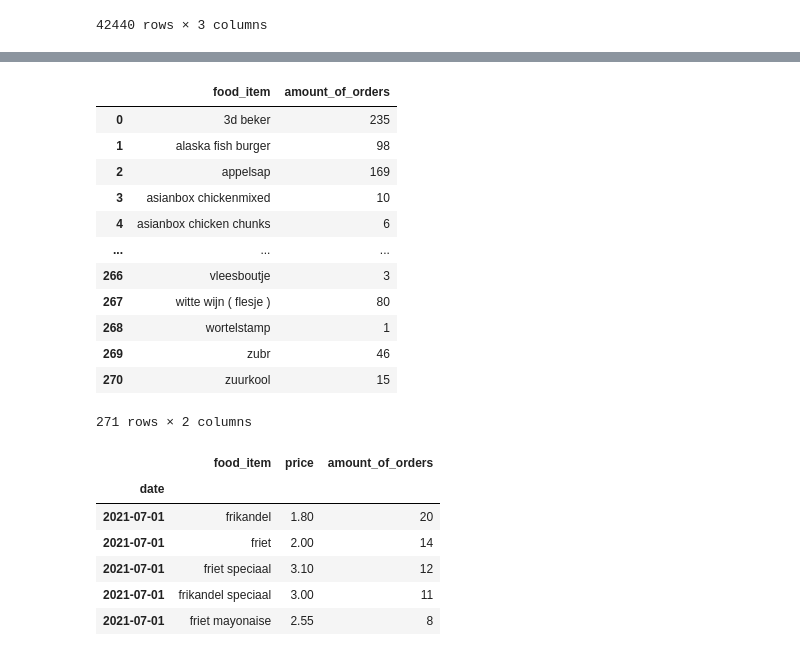
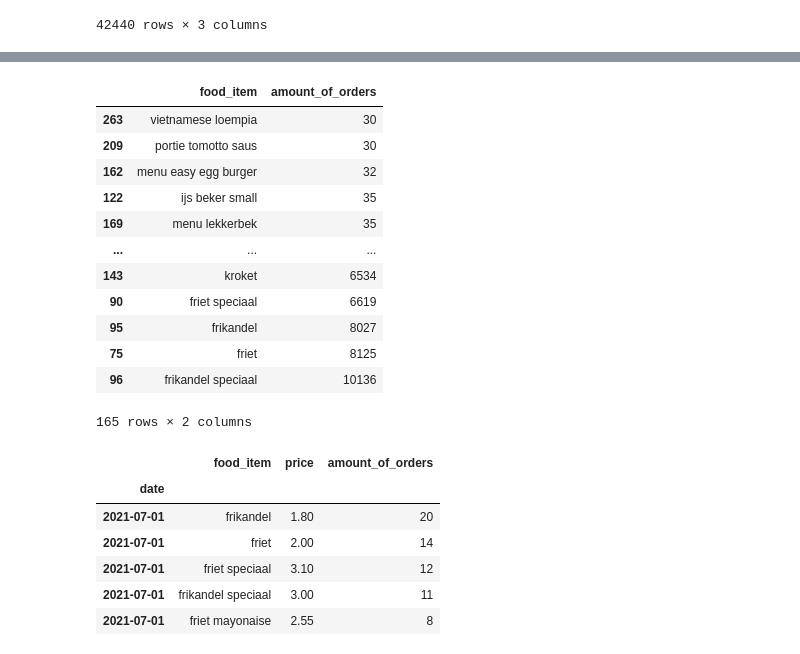
Before and after one commit to StevenLyy/S6-AI, a Jupyter notebook: data_challenge/data_challenge.ipynb, the cells around one changed output, grey strips where cells are left out. Saved outputs shown, nothing was run; the diff lists cells and outputs as text; code cells hidden in the pictures.

```diff
--- a/data_challenge/data_challenge.ipynb
+++ b/data_challenge/data_challenge.ipynb
@@ -227,6 +204,7 @@ duplicate_item_dict = {
     "bucket friet groot (≥ 6 personen)" : "bucket friet groot",
     "bucket friet klein (± 4 personen)" : "bucket friet klein",
     "bucket friet middel (± 5 personen)" : "bucket friet middel",
+    "fricandel zero" : "frikandel zero",
     "kipburger" : "chicken burger",
     "crispy  garnalen" : "crispy shrimps",
     "familiezak friet groot (± 3 personen)" : "familiezak friet groot",
@@ -261,25 +239,26 @@ temp_combined_df['food_item'] = temp_combined_df['food_item'].replace(duplicate_
 # %%
 # Aggregate the amount of orders per food item
 grouped_df = temp_combined_df.groupby('food_item', as_index=False).agg({
     'food_item': 'first',
     'amount_of_orders': 'sum'
 })
 
-grouped_df
+grouped_df = grouped_df[grouped_df['amount_of_orders'] >= 30]
+grouped_df.sort_values(by='amount_of_orders', ascending=True)
 # %% [output]
 |  | food_item | amount_of_orders |
-| 0 | 3d beker | 235 |
-| 1 | alaska fish burger | 98 |
-| 2 | appelsap | 169 |
-| 3 | asianbox chickenmixed | 10 |
-| 4 | asianbox chicken chunks | 6 |
+| 263 | vietnamese loempia | 30 |
+| 209 | portie tomotto saus | 30 |
+| 162 | menu easy egg burger | 32 |
+| 122 | ijs beker small | 35 |
+| 169 | menu lekkerbek | 35 |
 | ... | ... | ... |
-| 266 | vleesboutje | 3 |
-| 267 | witte wijn ( flesje ) | 80 |
-| 268 | wortelstamp | 1 |
-| 269 | zubr | 46 |
-| 270 | zuurkool | 15 |
+| 143 | kroket | 6534 |
+| 90 | friet speciaal | 6619 |
+| 95 | frikandel | 8027 |
+| 75 | friet | 8125 |
+| 96 | frikandel speciaal | 10136 |
-271 rows × 2 columns
+165 rows × 2 columns
 # %%
 temp_combined_df
 # %% [output]
```
Also changed, not shown: parts of 54 cells of this notebook.
